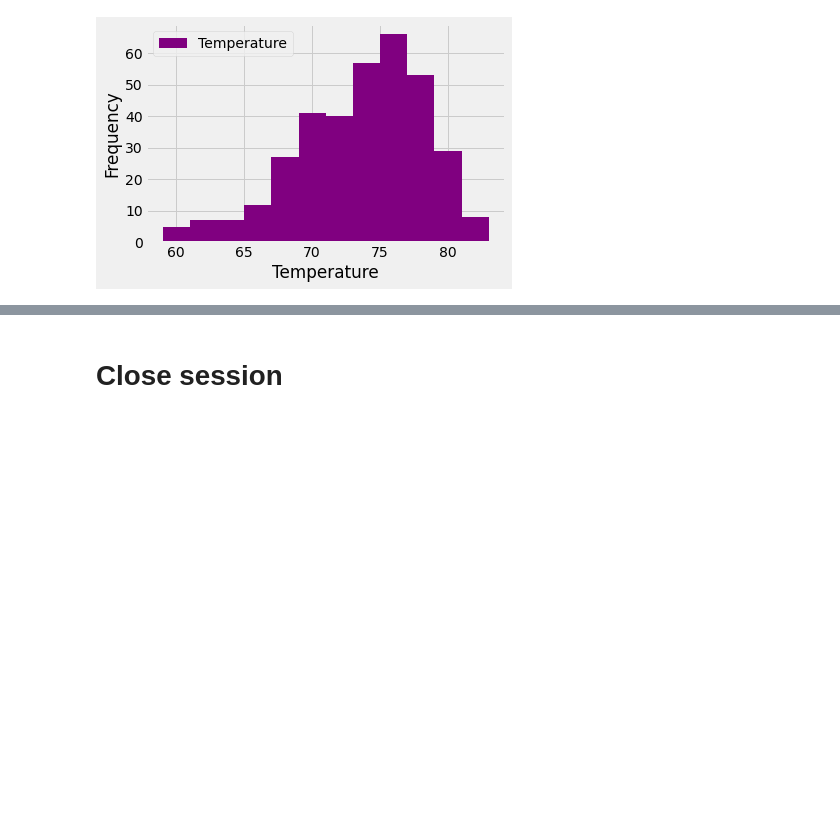
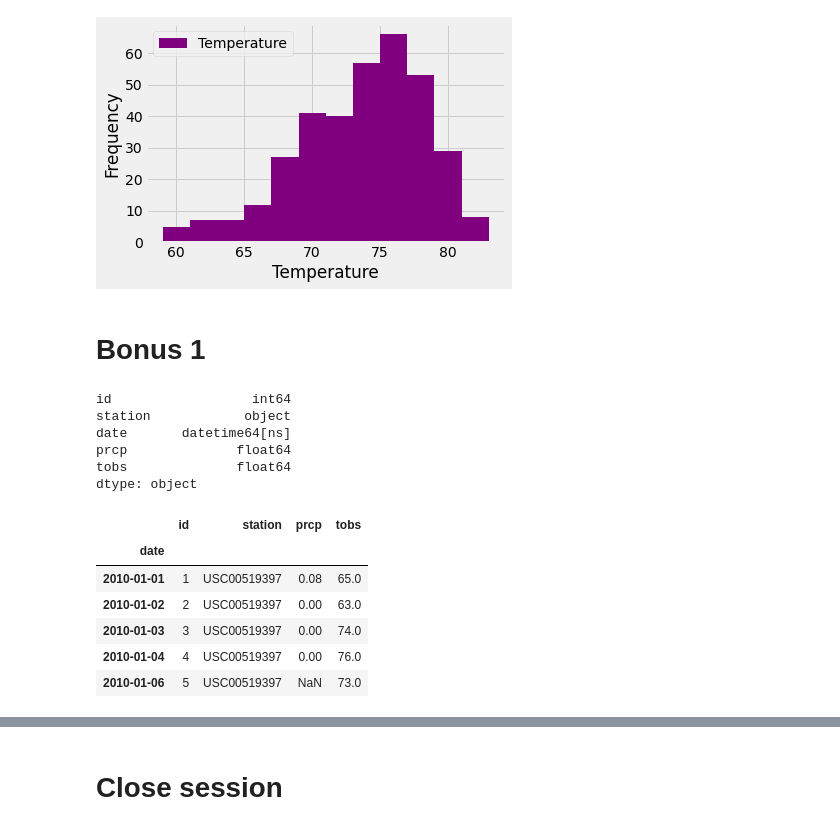
Before and after one commit to KStrange89/Trip-Planning, a Jupyter notebook: climate.ipynb, the cells around one changed output, grey strips where cells are left out. Saved outputs shown, nothing was run; the diff lists cells and outputs as text; code cells hidden in the pictures; blank space fills up the shorter version.

```diff
--- a/climate.ipynb
+++ b/climate.ipynb
@@ -208,3 +208,28 @@ plt.savefig('Images/station-histogram.png')
 plt.show()
 # %% [output]
 [figure]
+# %% [markdown]
+# Bonus 1
+# %%
+measurement_df = pd.read_sql('select * from Measurement', conn)
+station_df = pd.read_sql('select * from Station', conn)
+measurement_df = measurement_df.astype({'date' : 'datetime64'})
+measurement_df.dtypes
+# %% [output]
+id                  int64
+station            object
+date       datetime64[ns]
+prcp              float64
+tobs              float64
+dtype: object
+# %%
+measurement_df.set_index('date', inplace = True)
+measurement_df.head()
+# %% [output]
+|  | id | station | prcp | tobs |
+| date |  |  |  |  |
+| 2010-01-01 | 1 | USC00519397 | 0.08 | 65.0 |
+| 2010-01-02 | 2 | USC00519397 | 0.00 | 63.0 |
+| 2010-01-03 | 3 | USC00519397 | 0.00 | 74.0 |
+| 2010-01-04 | 4 | USC00519397 | 0.00 | 76.0 |
+| 2010-01-06 | 5 | USC00519397 | NaN | 73.0 |
```
Also changed, not shown: parts of 5 cells of this notebook.
